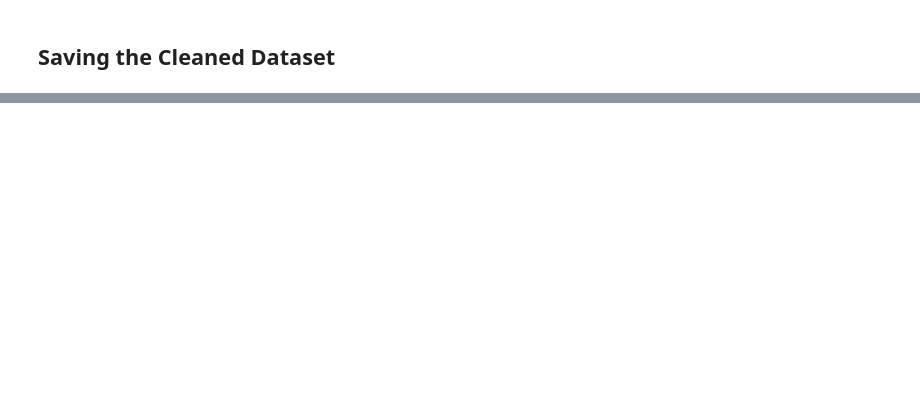
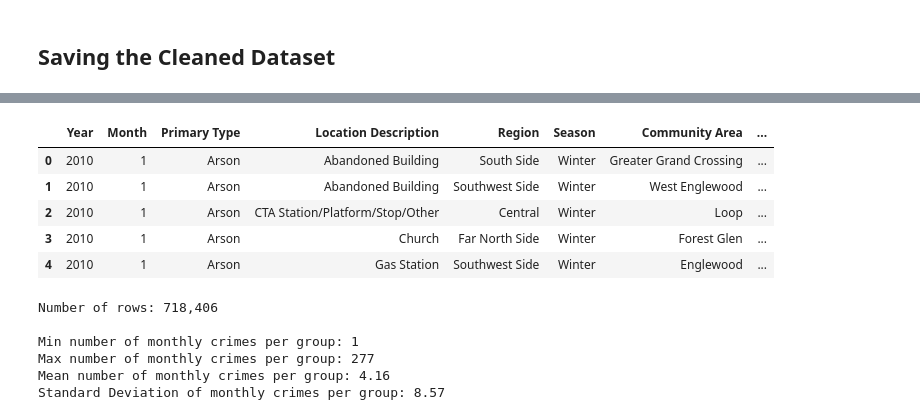
Before and after one commit to ryan-kp-miller/Chicago-Crime-Analysis, a Jupyter notebook: Crime_Data_Preprocessing.ipynb, the cells around one changed output, grey strips where cells are left out. Cells and saved outputs as stored; diff of their text form; code cells hidden in the pictures; blank space fills up the shorter version.

```diff
--- a/Crime_Data_Preprocessing.ipynb
+++ b/Crime_Data_Preprocessing.ipynb
@@ -208,7 +231,7 @@ crimes_cleaned.head()
 # %%
 #reading in the mapping of the Community Area ID to the Name and Region
 #values from Wikipedia
-community_areas = pd.read_csv('Community_Areas.csv')
+community_areas = pd.read_csv('Data/Community_Areas.csv')
 community_areas.head()
 # %% [output]
 |  | ID | Name | Region |
@@ -242,9 +265,6 @@ crimes_cleaned.head()
 <a id="date_columns">
 # %% [markdown]
 ## Creating New Datetime Columns based on the Date of the Crime
-# %%
-#converting Date column to datetime data type (this takes a while)
-crimes_cleaned.Date = pd.to_datetime(crimes_cleaned.Date)
 # %%
 #adding a column for the month of the crime
 crimes_cleaned['Month'] = crimes_cleaned.Date.dt.month
@@ -253,10 +273,10 @@ crimes_cleaned['Month'] = crimes_cleaned.Date.dt.month
 crimes_cleaned['Day of Week'] = crimes_cleaned.Date.dt.day_name()
 
 #creating index vars for time of day (morning, afternoon, evening, and night)
-morning_idx   = (crimes_cleaned.Date.dt.time >= dt.time(5))  & (crimes_cleaned.Date.dt.time < dt.time(12)) # 5am to 12pm
+morning_idx   = (crimes_cleaned.Date.dt.time >= dt.time( 5)) & (crimes_cleaned.Date.dt.time < dt.time(12)) # 5am to 12pm
 afternoon_idx = (crimes_cleaned.Date.dt.time >= dt.time(10)) & (crimes_cleaned.Date.dt.time < dt.time(17)) #12pm to  5pm
 evening_idx   = (crimes_cleaned.Date.dt.time >= dt.time(17)) & (crimes_cleaned.Date.dt.time < dt.time(20)) # 5pm to  8pm
-night_idx     = (crimes_cleaned.Date.dt.time >= dt.time(20)) | (crimes_cleaned.Date.dt.time < dt.time(5))  # 8pm to  5am
+night_idx     = (crimes_cleaned.Date.dt.time >= dt.time(20)) | (crimes_cleaned.Date.dt.time < dt.time( 5)) # 8pm to  5am
 
 #adding a column for the time of day of the crime
 crimes_cleaned['Time of Day'] = ""
@@ -264,6 +284,19 @@ crimes_cleaned.loc[morning_idx,   'Time of Day'] = "Morning"
 crimes_cleaned.loc[afternoon_idx, 'Time of Day'] = "Afternoon"
 crimes_cleaned.loc[evening_idx,   'Time of Day'] = "Evening"
 crimes_cleaned.loc[night_idx,     'Time of Day'] = "Night"
+
+#creating index vars for season of year (spring, summer, fall, winter)
+spring_idx = (crimes_cleaned.Month >=  3) & (crimes_cleaned.Month <  6)
+summer_idx = (crimes_cleaned.Month >=  6) & (crimes_cleaned.Month <  9)
+fall_idx   = (crimes_cleaned.Month >=  9) & (crimes_cleaned.Month < 12)
+winter_idx = (crimes_cleaned.Month >= 12) | (crimes_cleaned.Month <  3)
+
+#adding a column for the season the crime occurred in
+crimes_cleaned['Season'] = ""
+crimes_cleaned.loc[spring_idx, 'Season'] = "Spring"
+crimes_cleaned.loc[summer_idx, 'Season'] = "Summer"
+crimes_cleaned.loc[fall_idx,   'Season'] = "Fall"
+crimes_cleaned.loc[winter_idx, 'Season'] = "Winter"
 # %%
 crimes_cleaned.head()
 # %% [output]
@@ -328,0 +390,35 @@ crimes_cleaned.to_csv("crimes_cleaned.csv")
+# %%
+#aggregating the crimes by features of interest
+crimes_agg = crimes_cleaned.groupby(['Year','Month', 'Primary Type', 'Location Description', 'Region', 'Season',
+                                     'Community Area']).count().reset_index()
+
+#dropping extra columns
+crimes_agg.drop(labels=['Location', 'Day of Week', 'Time of Day', 'Arrest', 'Domestic'],
+                axis=1, inplace=True)
+
+#renaming the aggregated column
+crimes_agg.rename({'Date':'Number of Crimes'}, axis=1, inplace=True)
+
+#displaying the results
+crimes_agg.head()
+# %% [output]
+|  | Year | Month | Primary Type | Location Description | Region | Season | Community Area | ... |
+| 0 | 2010 | 1 | Arson | Abandoned Building | South Side | Winter | Greater Grand Crossing | ... |
+| 1 | 2010 | 1 | Arson | Abandoned Building | Southwest Side | Winter | West Englewood | ... |
+| 2 | 2010 | 1 | Arson | CTA Station/Platform/Stop/Other | Central | Winter | Loop | ... |
+| 3 | 2010 | 1 | Arson | Church | Far North Side | Winter | Forest Glen | ... |
+| 4 | 2010 | 1 | Arson | Gas Station | Southwest Side | Winter | Englewood | ... |
+# %%
+print("Number of rows: {:,d}".format(crimes_agg.shape[0]))
+print()
+print("Min number of monthly crimes per group: {}".format(crimes_agg['Number of Crimes'].min()))
+print("Max number of monthly crimes per group: {}".format(crimes_agg['Number of Crimes'].max()))
+print("Mean number of monthly crimes per group: {:.2f}".format(crimes_agg['Number of Crimes'].mean()))
+print("Standard Deviation of monthly crimes per group: {:.2f}".format(crimes_agg['Number of Crimes'].std()))
+# %% [output]
+Number of rows: 718,406
+
+Min number of monthly crimes per group: 1
+Max number of monthly crimes per group: 277
+Mean number of monthly crimes per group: 4.16
+Standard Deviation of monthly crimes per group: 8.57
```
Also changed, not shown: parts of 21 cells of this notebook, 1 other file.
